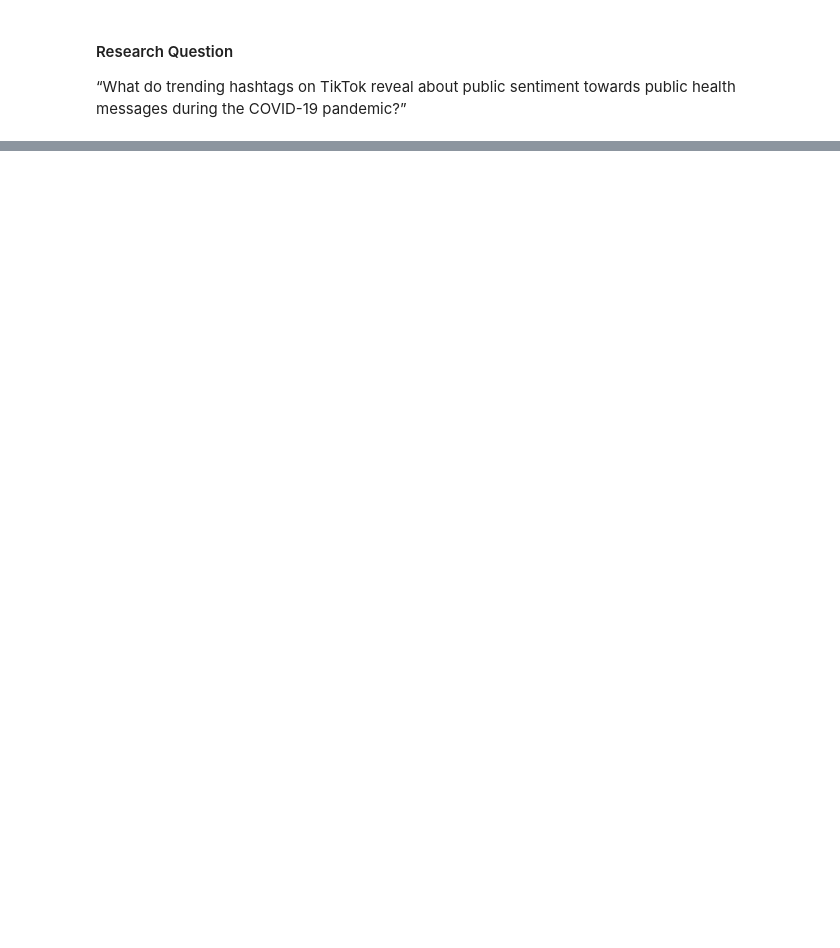
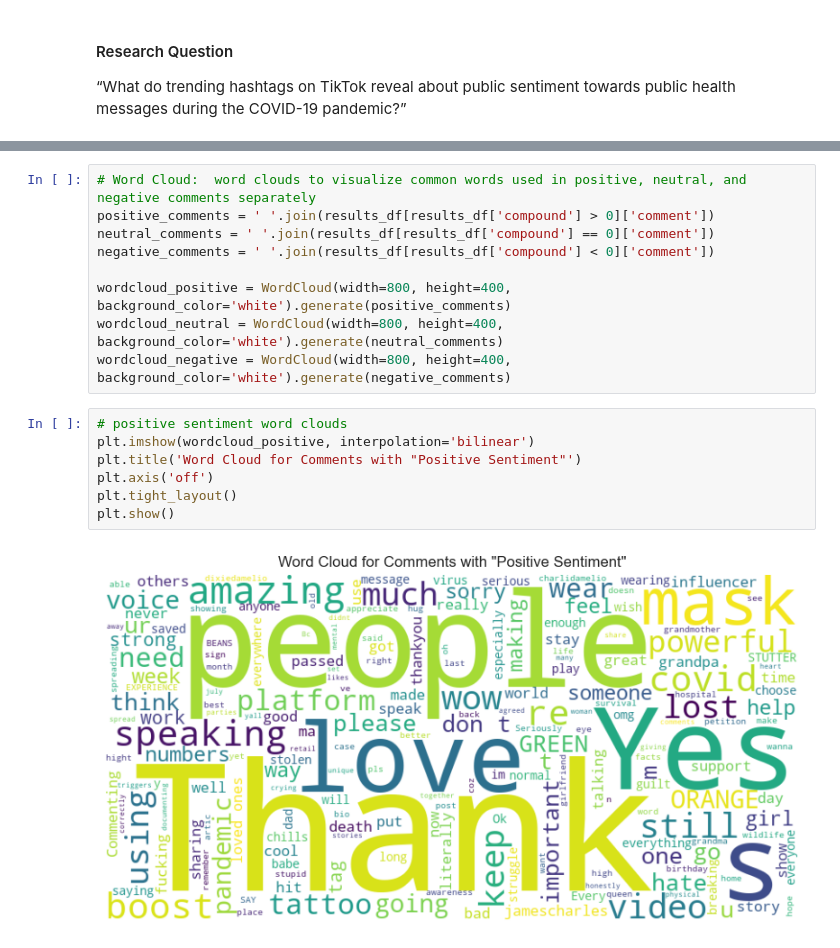
Before and after one commit to nicole-martinez/dighum101-covid19-hashtag-sentiment-analysis, a Jupyter notebook: Covid19-Hashtag-Sentiment-Analysis.ipynb, the cells around one changed output, grey strips where cells are left out. Saved outputs shown, nothing was run; the diff lists cells and outputs as text; blank space fills up the shorter version.

```diff
--- a/Covid19-Hashtag-Sentiment-Analysis.ipynb
+++ b/Covid19-Hashtag-Sentiment-Analysis.ipynb
@@ -154,0 +354,18 @@ plt.show()
+# %%
+# Word Cloud:  word clouds to visualize common words used in positive, neutral, and negative comments separately
+positive_comments = ' '.join(results_df[results_df['compound'] > 0]['comment'])
+neutral_comments = ' '.join(results_df[results_df['compound'] == 0]['comment'])
+negative_comments = ' '.join(results_df[results_df['compound'] < 0]['comment'])
+
+wordcloud_positive = WordCloud(width=800, height=400, background_color='white').generate(positive_comments)
+wordcloud_neutral = WordCloud(width=800, height=400, background_color='white').generate(neutral_comments)
+wordcloud_negative = WordCloud(width=800, height=400, background_color='white').generate(negative_comments)
+# %%
+# positive sentiment word clouds
+plt.imshow(wordcloud_positive, interpolation='bilinear')
+plt.title('Word Cloud for Comments with "Positive Sentiment"')
+plt.axis('off')
+plt.tight_layout()
+plt.show()
+# %% [output]
+[figure, added]
```
Also changed, not shown: parts of 36 cells of this notebook, 6 other files.
